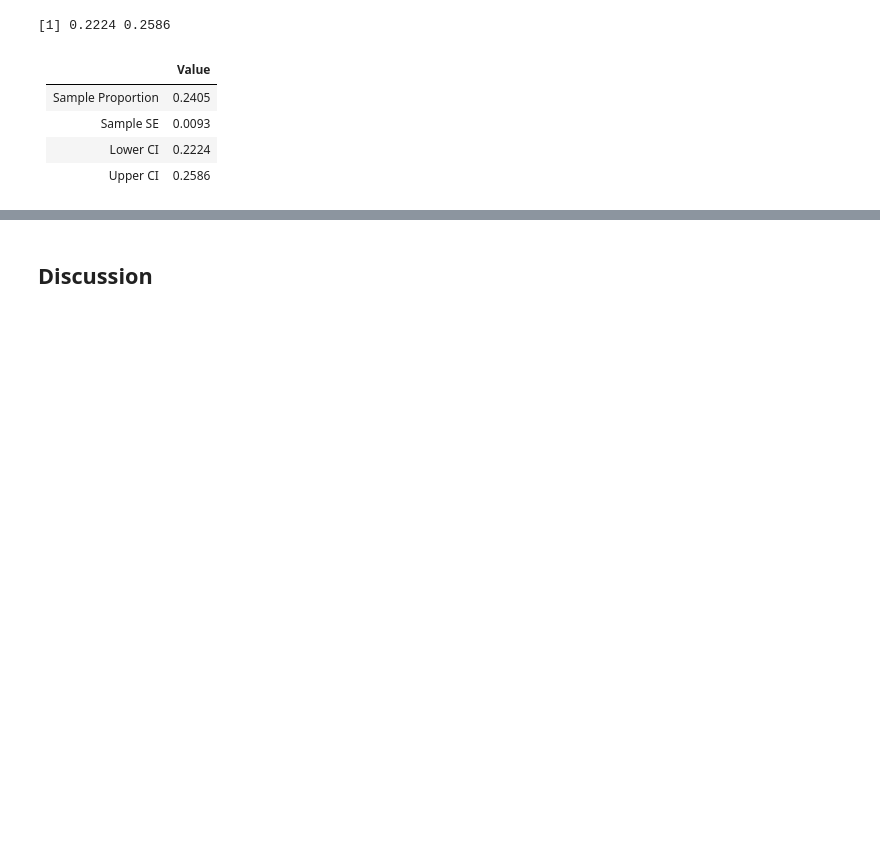
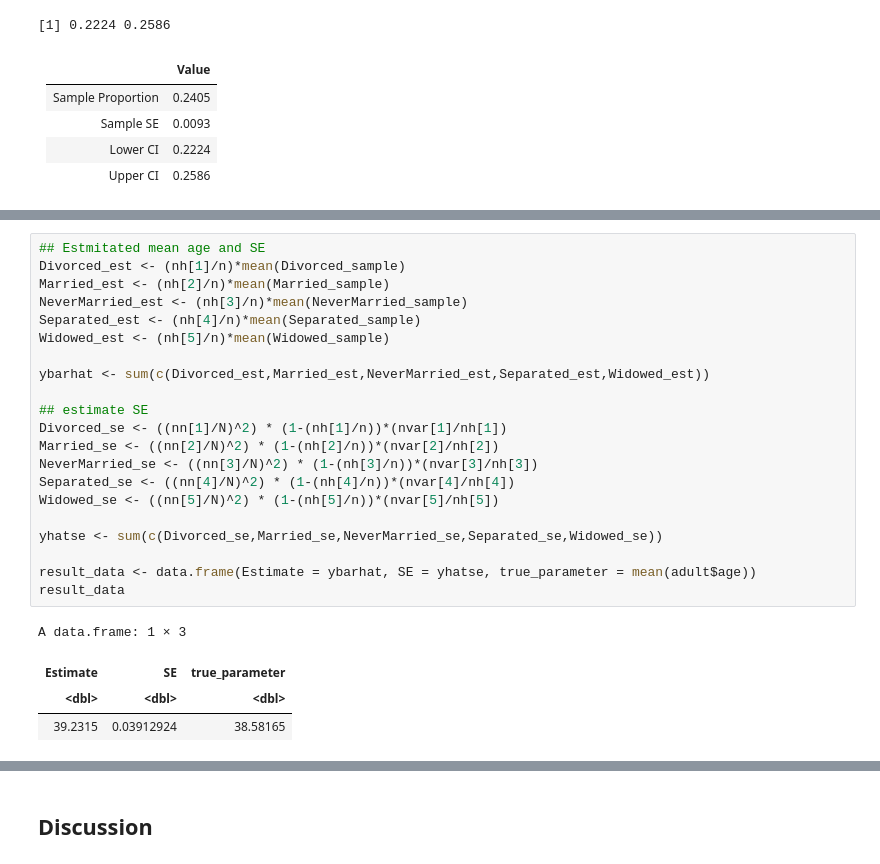
Before and after one commit to MarsZan/STAT-344-Project, a Jupyter notebook: STAT 344 Project.ipynb, the cells around one changed output, grey strips where cells are left out. Drawn from its saved outputs; the diff is of its cells as text; blank space fills up the shorter version.

```diff
--- a/STAT 344 Project.ipynb
+++ b/STAT 344 Project.ipynb
@@ -209,0 +287,26 @@ round(c(p_hat - 1.96 * phat_se, p_hat + 1.96 * phat_se),4)
+# %%
+## Estmitated mean age and SE
+Divorced_est <- (nh[1]/n)*mean(Divorced_sample)
+Married_est <- (nh[2]/n)*mean(Married_sample)
+NeverMarried_est <- (nh[3]/n)*mean(NeverMarried_sample)
+Separated_est <- (nh[4]/n)*mean(Separated_sample)
+Widowed_est <- (nh[5]/n)*mean(Widowed_sample)
+
+ybarhat <- sum(c(Divorced_est,Married_est,NeverMarried_est,Separated_est,Widowed_est))
+
+## estimate SE
+Divorced_se <- ((nn[1]/N)^2) * (1-(nh[1]/n))*(nvar[1]/nh[1])
+Married_se <- ((nn[2]/N)^2) * (1-(nh[2]/n))*(nvar[2]/nh[2])
+NeverMarried_se <- ((nn[3]/N)^2) * (1-(nh[3]/n))*(nvar[3]/nh[3])
+Separated_se <- ((nn[4]/N)^2) * (1-(nh[4]/n))*(nvar[4]/nh[4])
+Widowed_se <- ((nn[5]/N)^2) * (1-(nh[5]/n))*(nvar[5]/nh[5])
+
+yhatse <- sum(c(Divorced_se,Married_se,NeverMarried_se,Separated_se,Widowed_se))
+
+result_data <- data.frame(Estimate = ybarhat, SE = yhatse, true_parameter = mean(adult$age))
+result_data
+# %% [output]
+A data.frame: 1 × 3
+| Estimate | SE | true_parameter |
+| <dbl> | <dbl> | <dbl> |
+| 39.2315 | 0.03912924 | 38.58165 |
```
Also changed, not shown: parts of 9 cells of this notebook.
